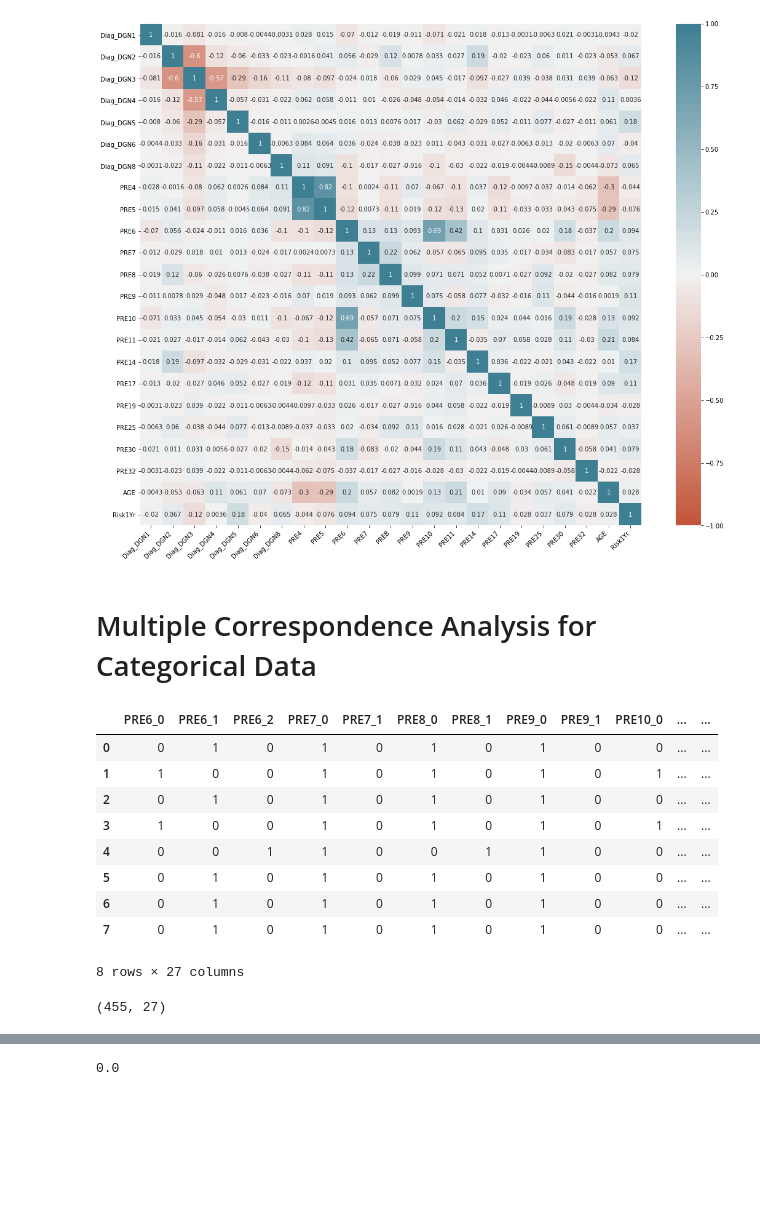
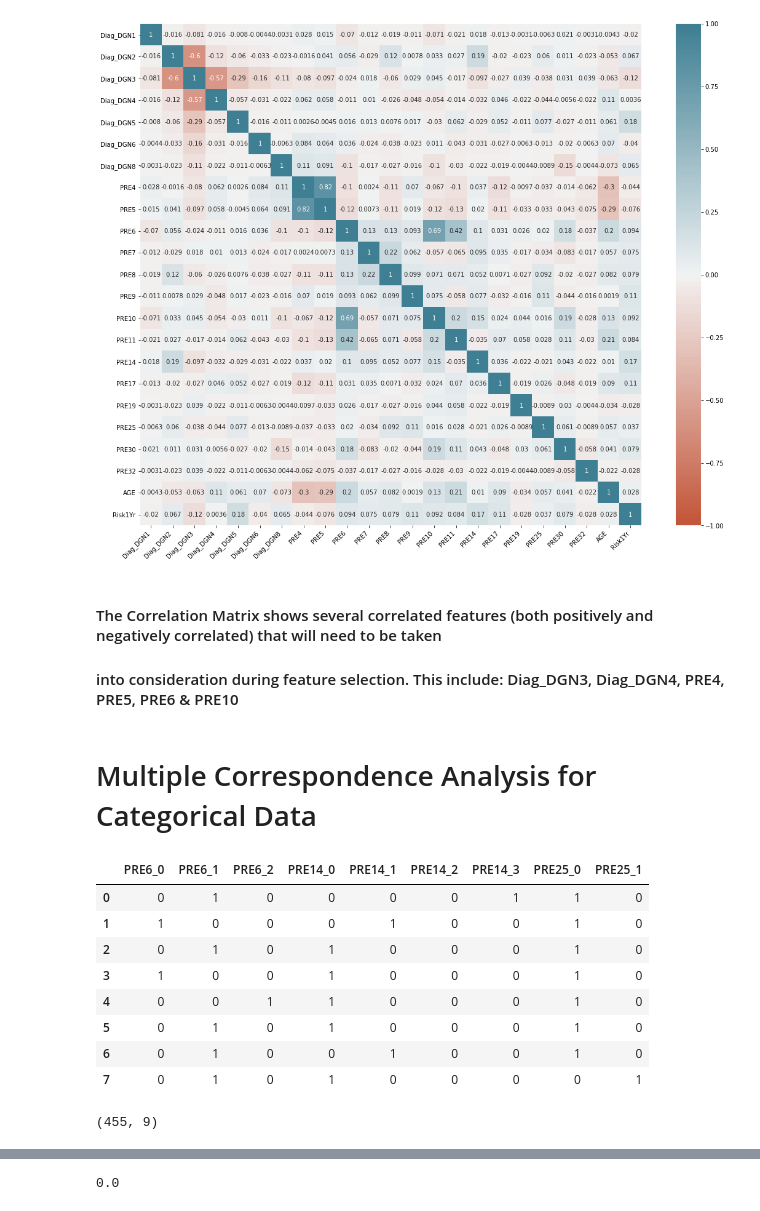
Before and after one commit to Robert-Lewis3/Springboard, a Jupyter notebook: CAPSTONE_2/CAPSTONE - Thoracic Surgery.ipynb, the cells around one changed output, grey strips where cells are left out. Drawn from its saved outputs; the diff is of its cells as text; code cells hidden in the pictures; blank space fills up the shorter version.

```diff
--- a/CAPSTONE_2/CAPSTONE - Thoracic Surgery.ipynb
+++ b/CAPSTONE_2/CAPSTONE - Thoracic Surgery.ipynb
@@ -319,33 +407,35 @@ ax.set_xticklabels(
 );
 # %% [output]
 [figure]
+# %% [markdown]
+#### The Correlation Matrix shows several correlated features (both positively and negatively correlated) that will need to be taken
+#### into consideration during feature selection. This include: Diag_DGN3, Diag_DGN4, PRE4, PRE5, PRE6 & PRE10
 # %% [markdown]
 # Multiple Correspondence Analysis for Categorical Data
 # %%
-categorical_cols = ['PRE6', 'PRE7', 'PRE8', 'PRE9', 'PRE10', 'PRE11', 'PRE14', 'PRE17',
-       'PRE19', 'PRE25', 'PRE30', 'PRE32']
+categorical_cols = ['PRE6','PRE14','PRE25']
 
 cat_df = pd.get_dummies(df, columns = categorical_cols)
 cat_df = cat_df.drop(['Diag_DGN1', 'Diag_DGN2', 'Diag_DGN3', 'Diag_DGN4', 'Diag_DGN5',
-       'Diag_DGN6', 'Diag_DGN8', 'AGE','PRE4','PRE5','Risk1Yr'], axis=1)
+       'Diag_DGN6', 'Diag_DGN8','AGE','PRE4','PRE5','Risk1Yr','PRE7', 'PRE8', 'PRE9',
+                     'PRE17','PRE19','PRE10','PRE11','PRE30', 'PRE32'], axis=1)
 cat_df.head(8)
 # %% [output]
-|  | PRE6_0 | PRE6_1 | PRE6_2 | PRE7_0 | PRE7_1 | PRE8_0 | PRE8_1 | PRE9_0 | PRE9_1 | PRE10_0 | ... | ... |
-| 0 | 0 | 1 | 0 | 1 | 0 | 1 | 0 | 1 | 0 | 0 | ... | ... |
-| 1 | 1 | 0 | 0 | 1 | 0 | 1 | 0 | 1 | 0 | 1 | ... | ... |
-| 2 | 0 | 1 | 0 | 1 | 0 | 1 | 0 | 1 | 0 | 0 | ... | ... |
-| 3 | 1 | 0 | 0 | 1 | 0 | 1 | 0 | 1 | 0 | 1 | ... | ... |
-| 4 | 0 | 0 | 1 | 1 | 0 | 0 | 1 | 1 | 0 | 0 | ... | ... |
-| 5 | 0 | 1 | 0 | 1 | 0 | 1 | 0 | 1 | 0 | 0 | ... | ... |
-| 6 | 0 | 1 | 0 | 1 | 0 | 1 | 0 | 1 | 0 | 0 | ... | ... |
-| 7 | 0 | 1 | 0 | 1 | 0 | 1 | 0 | 1 | 0 | 0 | ... | ... |
+|  | PRE6_0 | PRE6_1 | PRE6_2 | PRE14_0 | PRE14_1 | PRE14_2 | PRE14_3 | PRE25_0 | PRE25_1 |
+| 0 | 0 | 1 | 0 | 0 | 0 | 0 | 1 | 1 | 0 |
+| 1 | 1 | 0 | 0 | 0 | 1 | 0 | 0 | 1 | 0 |
+| 2 | 0 | 1 | 0 | 1 | 0 | 0 | 0 | 1 | 0 |
+| 3 | 1 | 0 | 0 | 1 | 0 | 0 | 0 | 1 | 0 |
+| 4 | 0 | 0 | 1 | 1 | 0 | 0 | 0 | 1 | 0 |
+| 5 | 0 | 1 | 0 | 1 | 0 | 0 | 0 | 1 | 0 |
+| 6 | 0 | 1 | 0 | 0 | 1 | 0 | 0 | 1 | 0 |
+| 7 | 0 | 1 | 0 | 1 | 0 | 0 | 0 | 0 | 1 |
-8 rows × 27 columns
 # %%
 # Checking the categorical data's shape
 
 cat_df.shape
 # %% [output]
-(455, 27)
+(455, 9)
 # %%
 # Verifying all features are binary
 
```
Also changed, not shown: parts of 55 cells of this notebook.
